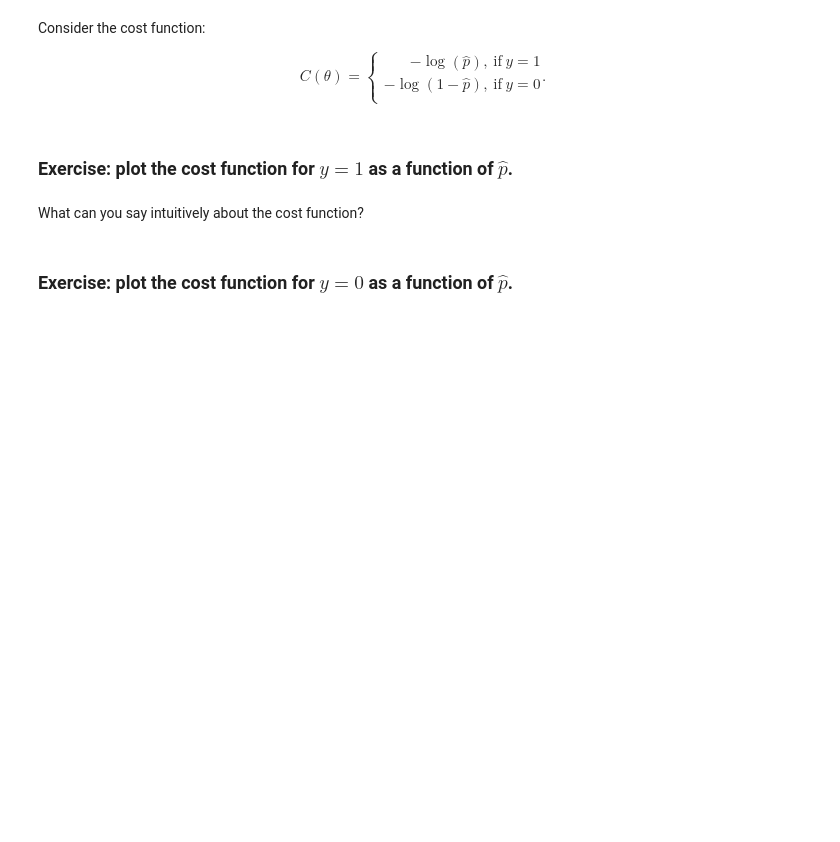
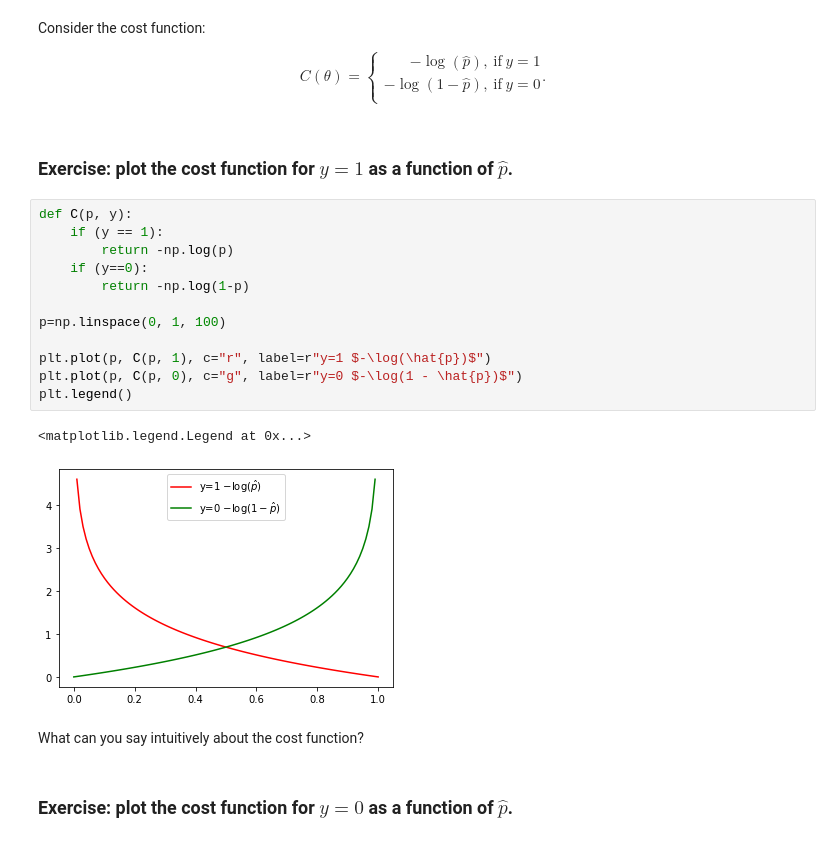
Before and after one commit to glukicov/UCL_ML_BigData, a Jupyter notebook: week3/Lecture08_LogisticRegression_no_solutions/Lecture08_LogisticRegression_no_solutions.ipynb, the cells around one changed output. Saved outputs shown, nothing was run; the diff lists cells and outputs as text; blank space fills up the shorter version.

```diff
--- a/week3/Lecture08_LogisticRegression_no_solutions/Lecture08_LogisticRegression_no_solutions.ipynb
+++ b/week3/Lecture08_LogisticRegression_no_solutions/Lecture08_LogisticRegression_no_solutions.ipynb
@@ -69,6 +85,21 @@ $$ C(\theta) = \left \{
 $$
 # %% [markdown]
 ### Exercise: plot the cost function for $y=1$ as a function of $\hat{p}$.
+# %%
+def C(p, y):
+    if (y == 1):
+        return -np.log(p)
+    if (y==0):
+        return -np.log(1-p)
+
+p=np.linspace(0, 1, 100)
+
+plt.plot(p, C(p, 1), c="r", label=r"y=1 $-\log(\hat{p})$")
+plt.plot(p, C(p, 0), c="g", label=r"y=0 $-\log(1 - \hat{p})$")
+plt.legend()
+# %% [output]
+<matplotlib.legend.Legend at 0x...>
+[figure, added]
 # %% [markdown]
 What can you say intuitively about the cost function?
 # %% [markdown]
```
Also changed, not shown: parts of 4 cells of this notebook, 34 other files.
